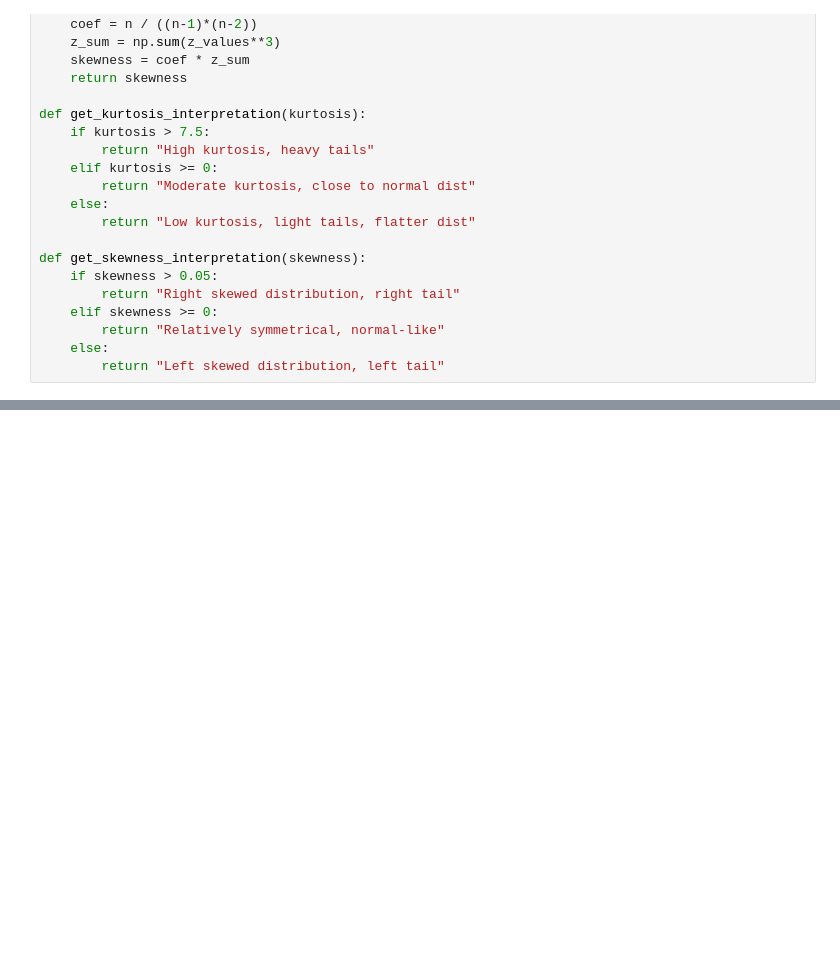
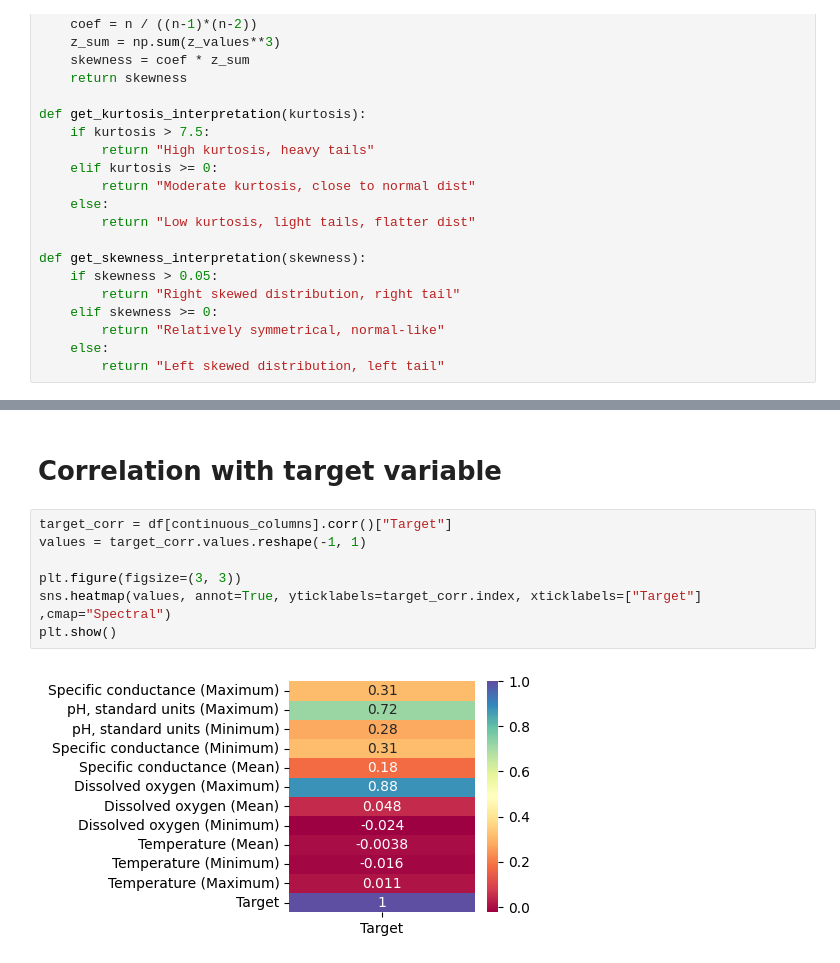
Before and after one commit to glovric/NOSQLBDA-TVZ, a Jupyter notebook: Python_2/stats_analysis_2.ipynb, the cells around one changed output, grey strips where cells are left out. Cells and saved outputs as stored; diff of their text form; blank space fills up the shorter version.

```diff
--- a/Python_2/stats_analysis_2.ipynb
+++ b/Python_2/stats_analysis_2.ipynb
@@ -141,0 +144,11 @@ plt.show()
+# %% [markdown]
+# Correlation with target variable
+# %%
+target_corr = df[continuous_columns].corr()["Target"]
+values = target_corr.values.reshape(-1, 1)
+
+plt.figure(figsize=(3, 3))
+sns.heatmap(values, annot=True, yticklabels=target_corr.index, xticklabels=["Target"] ,cmap="Spectral")
+plt.show()
+# %% [output]
+[figure, added]
```
Also changed, not shown: parts of 11 cells of this notebook, 1 other file.
